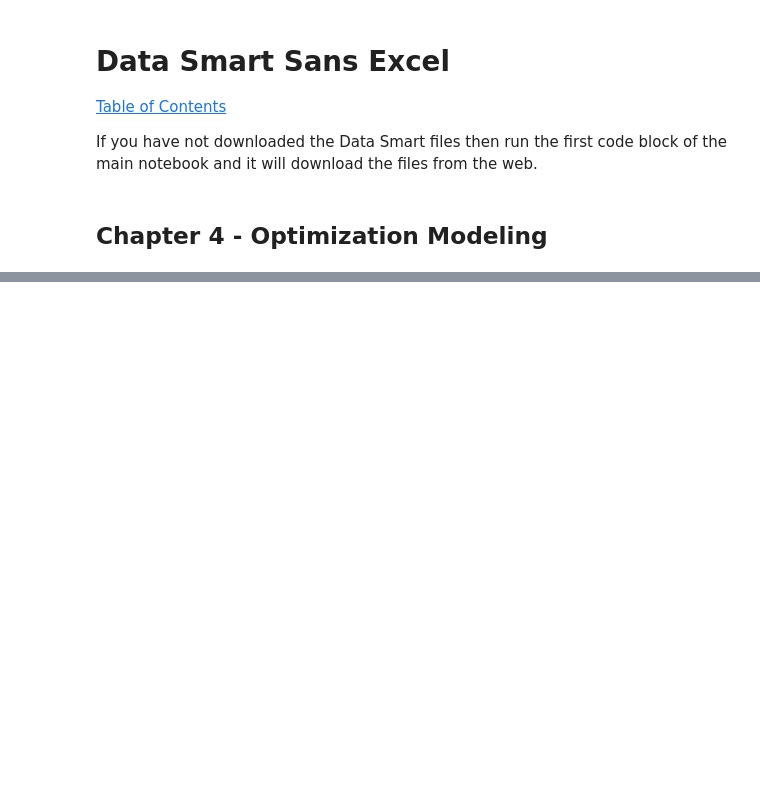
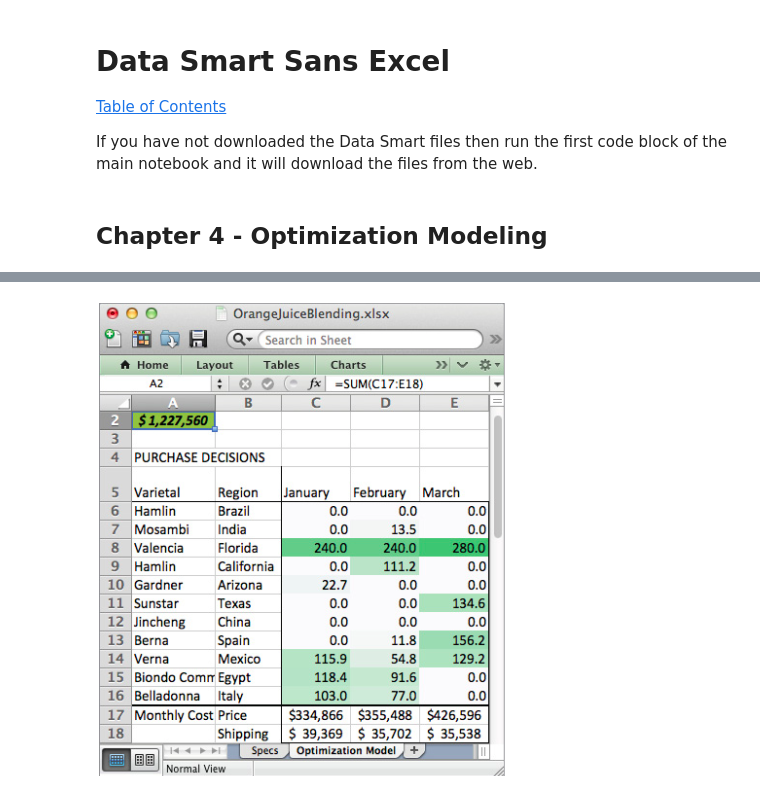
Before and after one commit to slstarnes/data-smart-sans-excel, a Jupyter notebook: Data Smart Sans Excel - Ch. 4.ipynb, the cells around one changed output, grey strips where cells are left out. Saved outputs shown, nothing was run; the diff lists cells and outputs as text; code cells hidden in the pictures; blank space fills up the shorter version.

```diff
--- a/Data Smart Sans Excel - Ch. 4.ipynb
+++ b/Data Smart Sans Excel - Ch. 4.ipynb
@@ -200,0 +210,5 @@ Color (1-10 Scale)        5.450000e+01  5.450000e+01  5.450000e+01
+# %%
+from IPython.display import Image
+Image(filename='oj_blend_solution.png')
+# %% [output]
+[figure, added]
```
Also changed, not shown: parts of 17 cells of this notebook.
